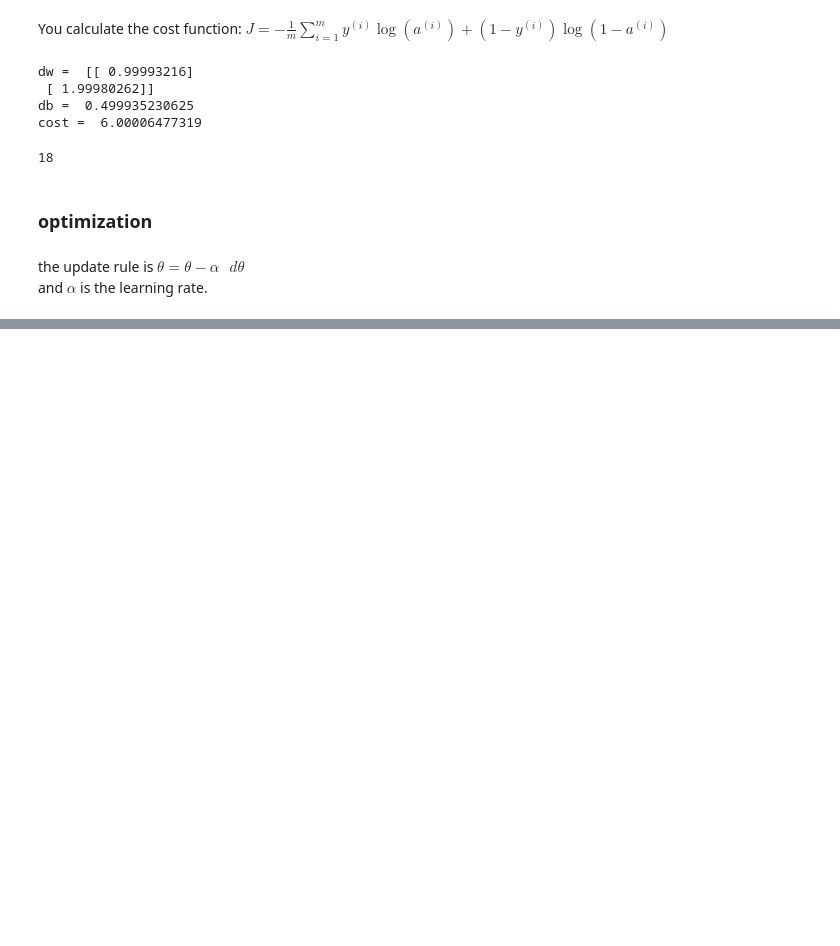
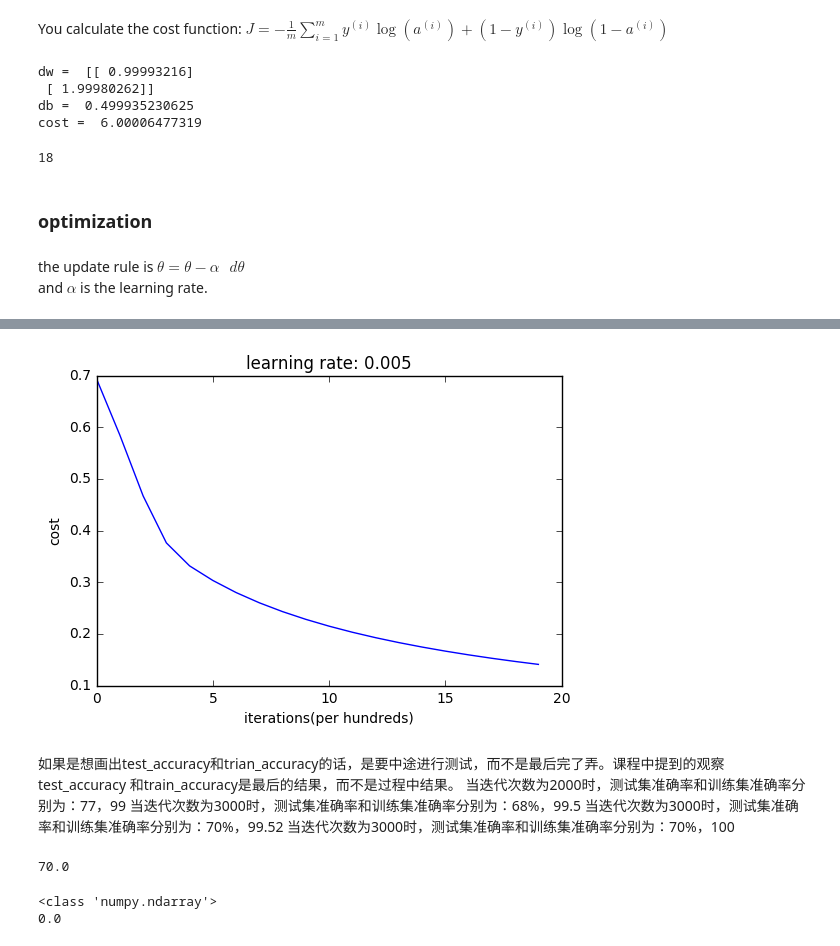
Before and after one commit to mathCrazyy/tensorflow_classes, a Jupyter notebook: wcs/class1/week2---2.ipynb, the cells around one changed output, grey strips where cells are left out. Saved outputs shown, nothing was run; the diff lists cells and outputs as text; code cells hidden in the pictures; blank space fills up the shorter version.

```diff
--- a/wcs/class1/week2---2.ipynb
+++ b/wcs/class1/week2---2.ipynb
@@ -207,0 +239,26 @@ def optimize(w,b,X,Y,num_iterations,learning_rate,print_cost=False):
+# %%
+from basic_me import np_sigmoid
+def predict(w,b,X):
+    """
+    predict whether the label is 0 or 1 using learned parameters(w,b)
+    Argument:
+    w---weights ,  a numpy array of size( num_px*numpx*3,1)
+    b--- bias, a scalar
+    X-- data of size(num_px*num_px*3,number of examples )
+
+    returns:
+    Y_predictions -- a numpy array containing all predictions(0/1)for the examples in X
+    """
+    m=X.shape[1]
+    Y_prediction=np.zeros((1,m))
+    #data first lever tensor number. but why?? at start it`s value shoud be equal to X.shape[0]
+    w=w.reshape(X.shape[0],1)
+    A=np_sigmoid(np.dot(w.T,X)+b)
+
+    for i in range(A.shape[1]):
+        if A[0,i]<0.5:
+            Y_prediction[0,i]=0
+        if A[0,i]>0.5:
+            Y_prediction[0,i]=1
+    assert(Y_prediction.shape==(1,m))
+    return Y_prediction
@@ -207,0 +320,2 @@ def optimize(w,b,X,Y,num_iterations,learning_rate,print_cost=False):
+# %%
+d = model(train_set_x, train_set_y, test_set_x, test_set_y, num_iterations = 2000, learning_rate = 0.005, print_cost = True)
@@ -207,0 +350,40 @@ def optimize(w,b,X,Y,num_iterations,learning_rate,print_cost=False):
+# %%
+# no difference????
+#print(costs)
+costs=np.squeeze(d['costs'])
+#costs_1=np.squeeze(d['costs'])
+#print(costs_1)
+plt.plot(costs)
+plt.ylabel('cost')
+plt.xlabel('iterations(per hundreds)')
+plt.title('learning rate: '+str(d['learning_rate']))
+plt.show()
+# %% [output]
+[figure, added]
+# %% [markdown]
+如果是想画出test_accuracy和trian_accuracy的话，是要中途进行测试，而不是最后完了弄。课程中提到的观察test_accuracy 和train_accuracy是最后的结果，而不是过程中结果。
+当迭代次数为2000时，测试集准确率和训练集准确率分别为：77，99
+当迭代次数为3000时，测试集准确率和训练集准确率分别为：68%，99.5
+当迭代次数为3000时，测试集准确率和训练集准确率分别为：70%，99.52
+当迭代次数为3000时，测试集准确率和训练集准确率分别为：70%，100
+# %%
+test_accuracy=np.squeeze(d['Y_prediction_test'])
+print(test_accuracy)
+# %% [output]
+70.0
+# %%
+import cv2
+images=cv2.imread("3.jpg")
+images.shape
+#res=cv2.resize(image,(32,32),interpolation=cv2.INTER_CUBIC)
+images_resize=cv2.resize(images,(num_px,num_px))
+#cv2.imshow("sss",images_resize)
+#cv2.waitKey()
+#images_resize=images.resize(num_px,num_px)
+print(type(images_resize))
+images_vector=images_resize.reshape(num_px*num_px*3,1)
+result=predict(d["w"],d["b"],images_vector)
+print(np.squeeze(result))
+# %% [output]
+<class 'numpy.ndarray'>
+0.0
```
Also changed, not shown: parts of 9 cells of this notebook, 4 other files.
